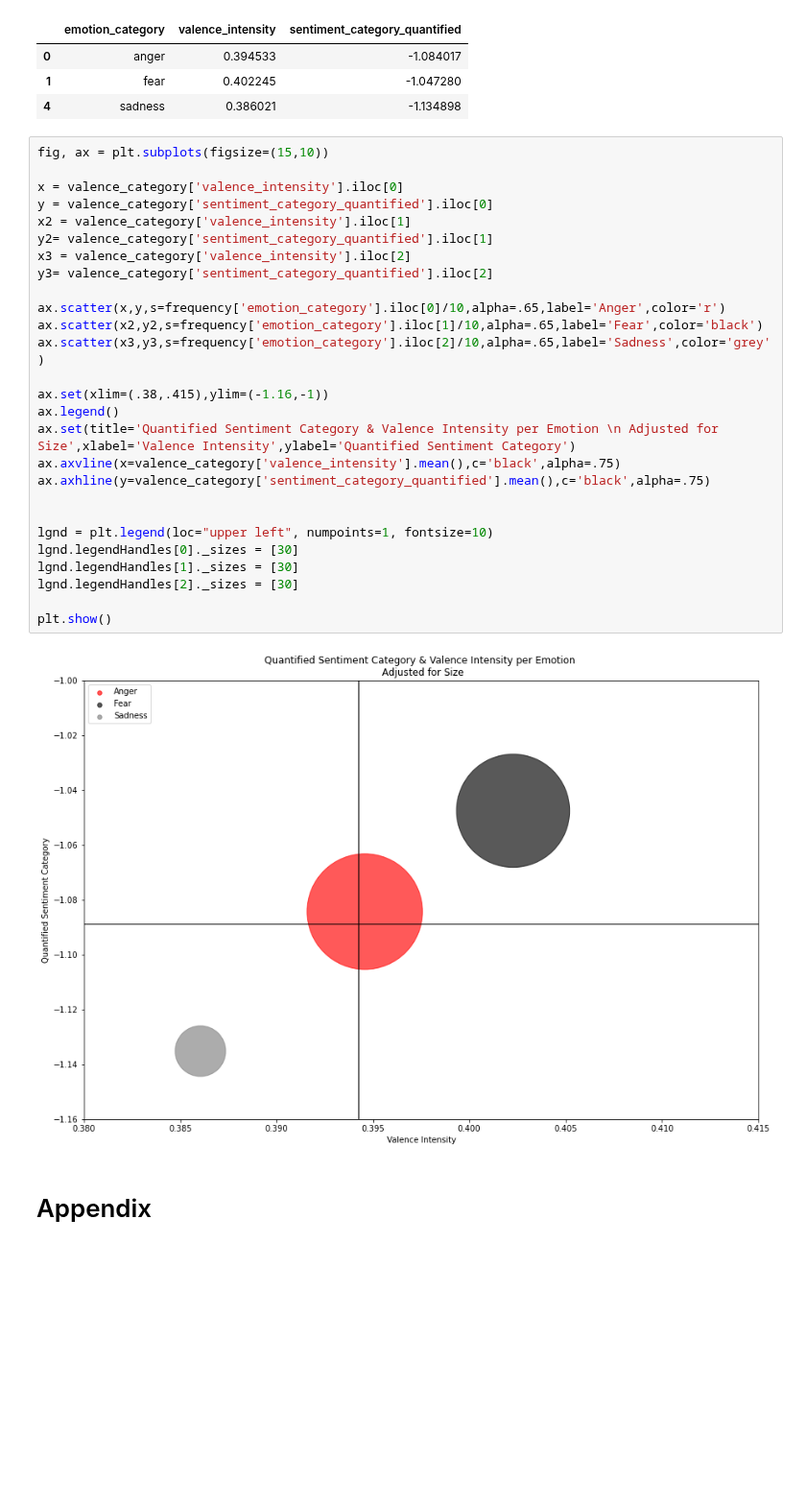
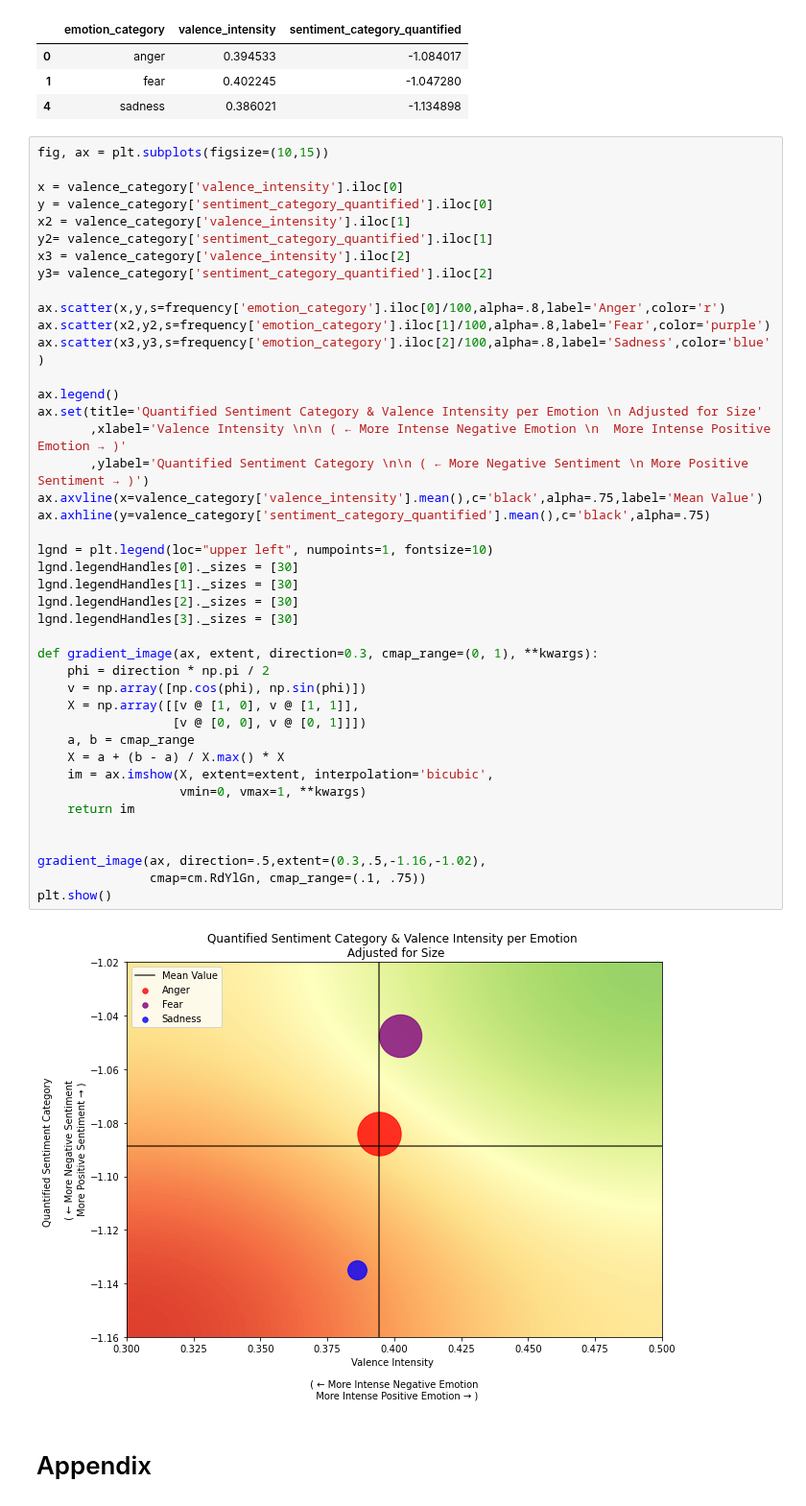
Before and after one commit to zeezeeazc123/covid19_tweets_analysis, a Jupyter notebook: Twitter_Analysis_Final.ipynb, the cells around one changed output. Shown at 96% size. Drawn from its saved outputs; the diff is of its cells as text; blank space fills up the shorter version.

Commit message:
Updated the graph

```diff
--- a/Twitter_Analysis_Final.ipynb
+++ b/Twitter_Analysis_Final.ipynb
@@ -221,34 +222,49 @@ valence_category
 | 1 | fear | 0.402245 | -1.047280 |
 | 4 | sadness | 0.386021 | -1.134898 |
 # %%
-fig, ax = plt.subplots(figsize=(15,10))
+fig, ax = plt.subplots(figsize=(10,15))
 
 x = valence_category['valence_intensity'].iloc[0]
 y = valence_category['sentiment_category_quantified'].iloc[0]
 x2 = valence_category['valence_intensity'].iloc[1]
 y2= valence_category['sentiment_category_quantified'].iloc[1]
 x3 = valence_category['valence_intensity'].iloc[2]
 y3= valence_category['sentiment_category_quantified'].iloc[2]
 
-ax.scatter(x,y,s=frequency['emotion_category'].iloc[0]/10,alpha=.65,label='Anger',color='r')
-ax.scatter(x2,y2,s=frequency['emotion_category'].iloc[1]/10,alpha=.65,label='Fear',color='black')
-ax.scatter(x3,y3,s=frequency['emotion_category'].iloc[2]/10,alpha=.65,label='Sadness',color='grey')
+ax.scatter(x,y,s=frequency['emotion_category'].iloc[0]/100,alpha=.8,label='Anger',color='r')
+ax.scatter(x2,y2,s=frequency['emotion_category'].iloc[1]/100,alpha=.8,label='Fear',color='purple')
+ax.scatter(x3,y3,s=frequency['emotion_category'].iloc[2]/100,alpha=.8,label='Sadness',color='blue')
 
-ax.set(xlim=(.38,.415),ylim=(-1.16,-1))
 ax.legend()
-ax.set(title='Quantified Sentiment Category & Valence Intensity per Emotion \n Adjusted for Size',xlabel='Valence Intensity',ylabel='Quantified Sentiment Category')
-ax.axvline(x=valence_category['valence_intensity'].mean(),c='black',alpha=.75)
+ax.set(title='Quantified Sentiment Category & Valence Intensity per Emotion \n Adjusted for Size'
+       ,xlabel='Valence Intensity \n\n ( ← More Intense Negative Emotion \n  More Intense Positive Emotion → )'
+       ,ylabel='Quantified Sentiment Category \n\n ( ← More Negative Sentiment \n More Positive Sentiment → )')
+ax.axvline(x=valence_category['valence_intensity'].mean(),c='black',alpha=.75,label='Mean Value')
 ax.axhline(y=valence_category['sentiment_category_quantified'].mean(),c='black',alpha=.75)
-
 
 lgnd = plt.legend(loc="upper left", numpoints=1, fontsize=10)
 lgnd.legendHandles[0]._sizes = [30]
 lgnd.legendHandles[1]._sizes = [30]
 lgnd.legendHandles[2]._sizes = [30]
+lgnd.legendHandles[3]._sizes = [30]
 
+def gradient_image(ax, extent, direction=0.3, cmap_range=(0, 1), **kwargs):
+    phi = direction * np.pi / 2
+    v = np.array([np.cos(phi), np.sin(phi)])
+    X = np.array([[v @ [1, 0], v @ [1, 1]],
+                  [v @ [0, 0], v @ [0, 1]]])
+    a, b = cmap_range
+    X = a + (b - a) / X.max() * X
+    im = ax.imshow(X, extent=extent, interpolation='bicubic',
+                   vmin=0, vmax=1, **kwargs)
+    return im
+
+
+gradient_image(ax, direction=.5,extent=(0.3,.5,-1.16,-1.02),
+               cmap=cm.RdYlGn, cmap_range=(.1, .75))
 plt.show()
 # %% [output]
-[figure, old version]
+[figure, new version]
 # %% [markdown]
 # Appendix
 # %%
```
Also changed, not shown: parts of 2 cells of this notebook.
